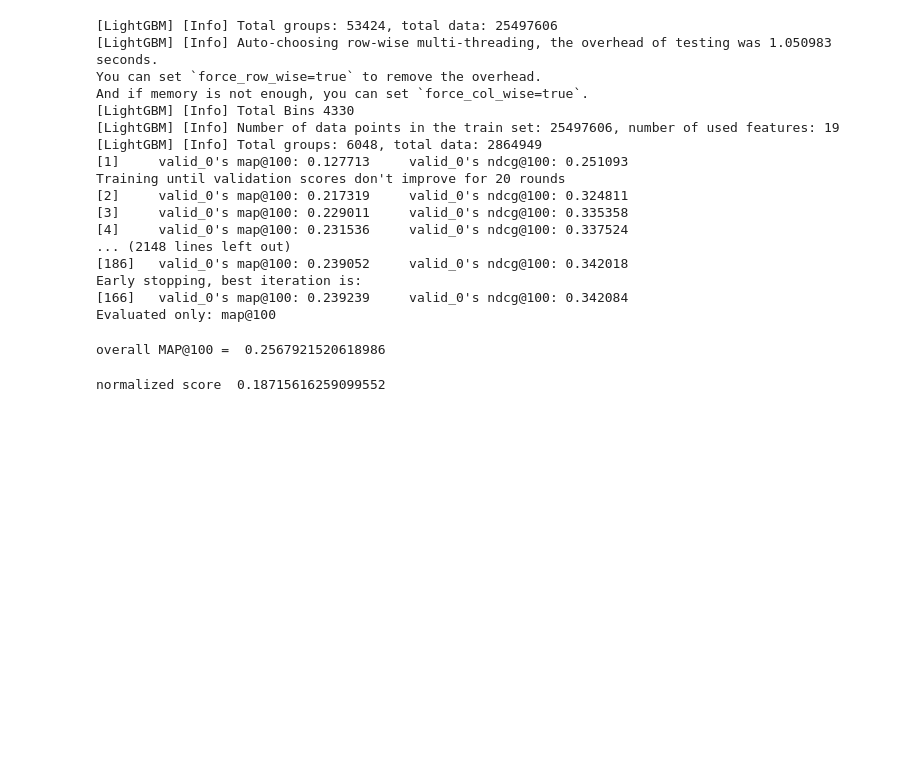
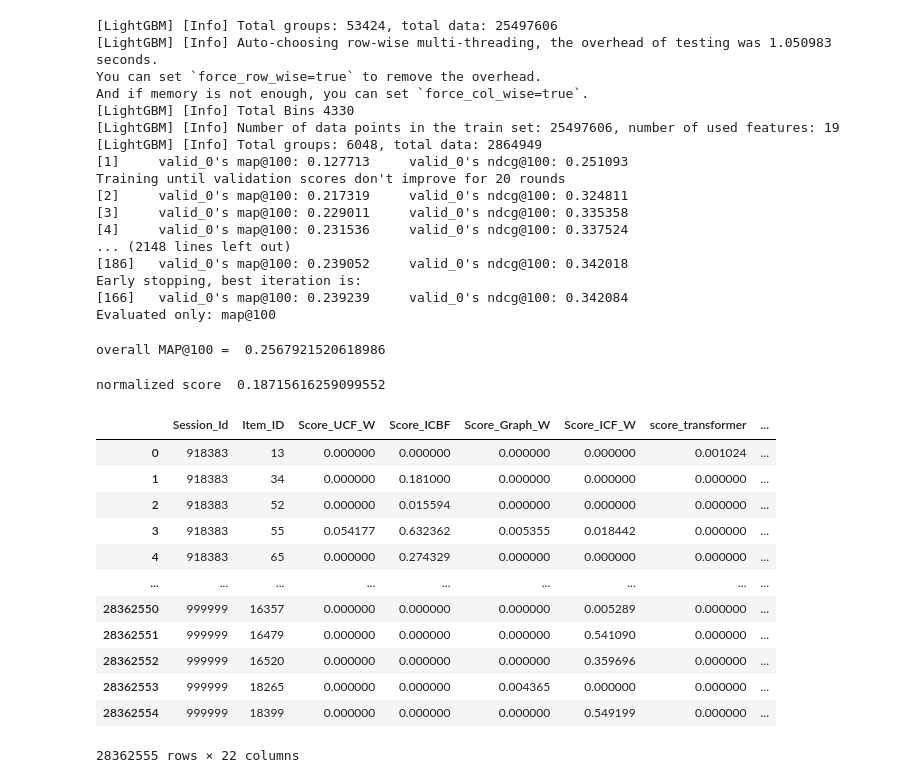
Before and after one commit to stavco9/rs-final-project, a Jupyter notebook: recsys2022/Final_submission/1-dressipi-lgbmranker-training_k.ipynb, the cells around one changed output. Drawn from its saved outputs; the diff is of its cells as text; code cells hidden in the pictures; blank space fills up the shorter version.

```diff
--- a/recsys2022/Final_submission/1-dressipi-lgbmranker-training_k.ipynb
+++ b/recsys2022/Final_submission/1-dressipi-lgbmranker-training_k.ipynb
@@ -289,3 +287,19 @@ overall MAP@100 =  0.2567921520618986
 print("normalized score ", final_performcance*HITRATE)
 # %% [output]
 normalized score  0.18715616259099552
+# %%
+display(dataset)
+# %% [output]
+|  | Session_Id | Item_ID | Score_UCF_W | Score_ICBF | Score_Graph_W | Score_ICF_W | score_transformer | ... |
+| 0 | 918383 | 13 | 0.000000 | 0.000000 | 0.000000 | 0.000000 | 0.001024 | ... |
+| 1 | 918383 | 34 | 0.000000 | 0.181000 | 0.000000 | 0.000000 | 0.000000 | ... |
+| 2 | 918383 | 52 | 0.000000 | 0.015594 | 0.000000 | 0.000000 | 0.000000 | ... |
+| 3 | 918383 | 55 | 0.054177 | 0.632362 | 0.005355 | 0.018442 | 0.000000 | ... |
+| 4 | 918383 | 65 | 0.000000 | 0.274329 | 0.000000 | 0.000000 | 0.000000 | ... |
+| ... | ... | ... | ... | ... | ... | ... | ... | ... |
+| 28362550 | 999999 | 16357 | 0.000000 | 0.000000 | 0.000000 | 0.005289 | 0.000000 | ... |
+| 28362551 | 999999 | 16479 | 0.000000 | 0.000000 | 0.000000 | 0.541090 | 0.000000 | ... |
+| 28362552 | 999999 | 16520 | 0.000000 | 0.000000 | 0.000000 | 0.359696 | 0.000000 | ... |
+| 28362553 | 999999 | 18265 | 0.000000 | 0.000000 | 0.004365 | 0.000000 | 0.000000 | ... |
+| 28362554 | 999999 | 18399 | 0.000000 | 0.000000 | 0.000000 | 0.549199 | 0.000000 | ... |
+28362555 rows × 22 columns
```
Also changed, not shown: parts of 3 cells of this notebook, 2 other files.
